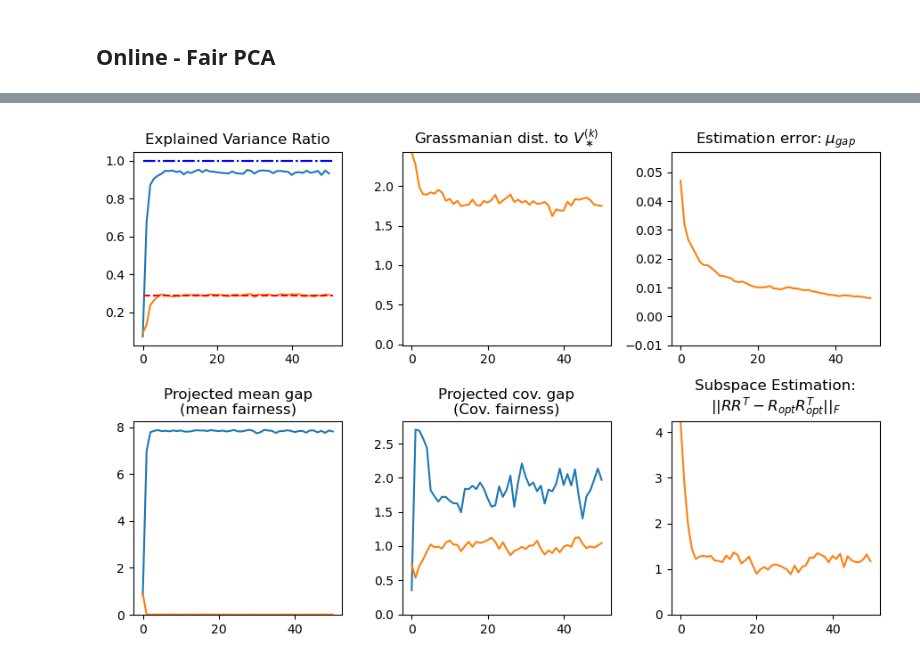
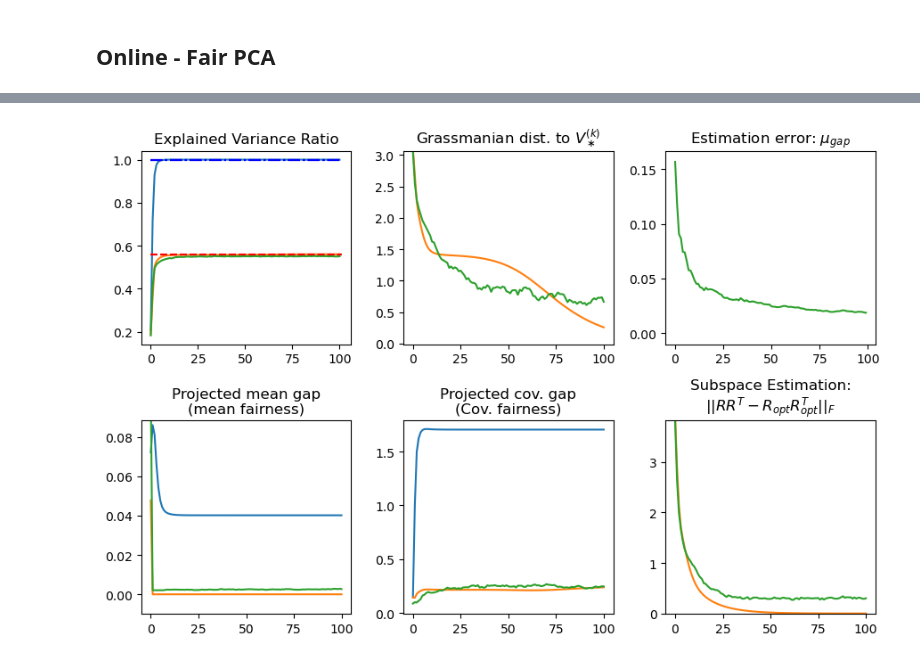
Before and after one commit to HanseulJo/fair-streaming-pca, a Jupyter notebook: FairPCA.ipynb, the cells around one changed output, grey strips where cells are left out. Cells and saved outputs as stored; diff of their text form; code cells hidden in the pictures.

```diff
--- a/FairPCA.ipynb
+++ b/FairPCA.ipynb
@@ -7,12 +7,12 @@ from jax import random
 Algo = StreamingFairBlockPCA(
     data_dim=100,
     probability=0.5,
-    nullity=5,  # nullity of Sigma_gap
-    seed=42,
+    rank=3,  # effective rank of Sigma_gap
+    seed=0,
     eps=0.1,
-    mu_scale=4,
-    max_cov_eig0=5,
-    max_cov_eig1=6
+    mu_scale=0.2,
+    max_cov_eig0=1,
+    max_cov_eig1=1
 )
 # %%
 fig, ax = plt.subplots(1, 3, figsize=(15, 5))
@@ -123,23 +103,21 @@ fig, axes = Algo.plot_buffer(save=None);  # semicolon
 # %%
-n_iter = 50
+n_iter = 100
 V = Algo.train(
-    target_dim=3,
-    rank=10,
+    target_dim=5,
+    rank=8,
     n_iter=n_iter,
     n_iter_inner=n_iter,
-    batch_size_subspace=1000,
-    batch_size_pca=100,
+    batch_size_subspace=10000,
+    batch_size_pca=1000,
     constraint='all',
     subspace_optimization='npm',
     pca_optimization='npm',
     lr_pca=None,
     seed=0,
     verbose=True,
-    fairness_tradeoff=1
     # lr_scheduler=lambda t: 0.998**(t-1)
 )
 # fig, axes = Algo.plot_buffer(save=None);  # semicolon
-Algo.plot_buffer(save=None, fig=fig, axes=axes);
-fig
+Algo.plot_buffer(save=None, fig=fig, axes=axes); fig
 # %% [output]
-[figure, old version]
+[figure, new version]
```
Also changed, not shown: parts of 7 cells of this notebook, 4 other files.
